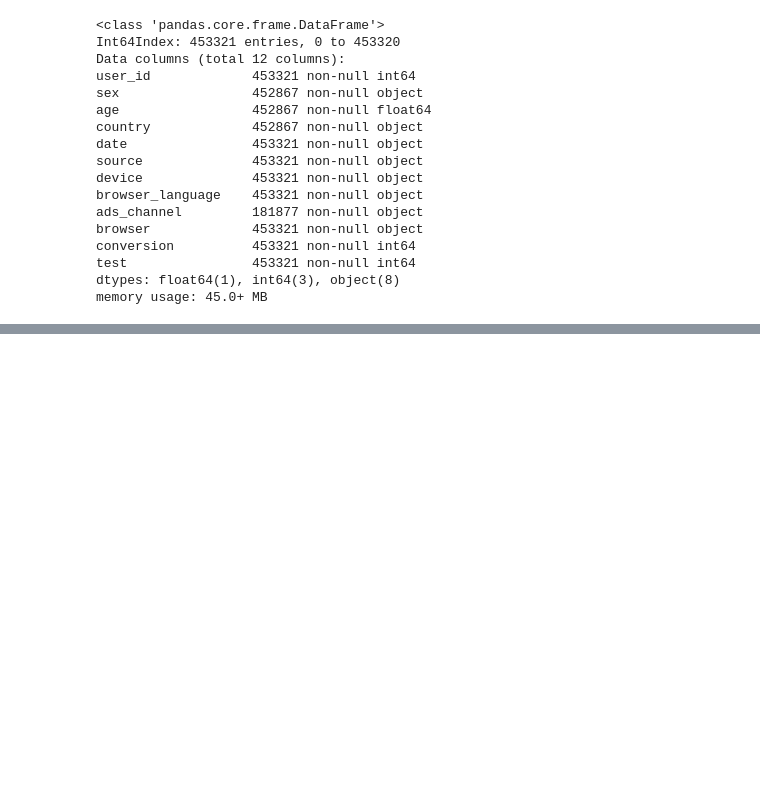
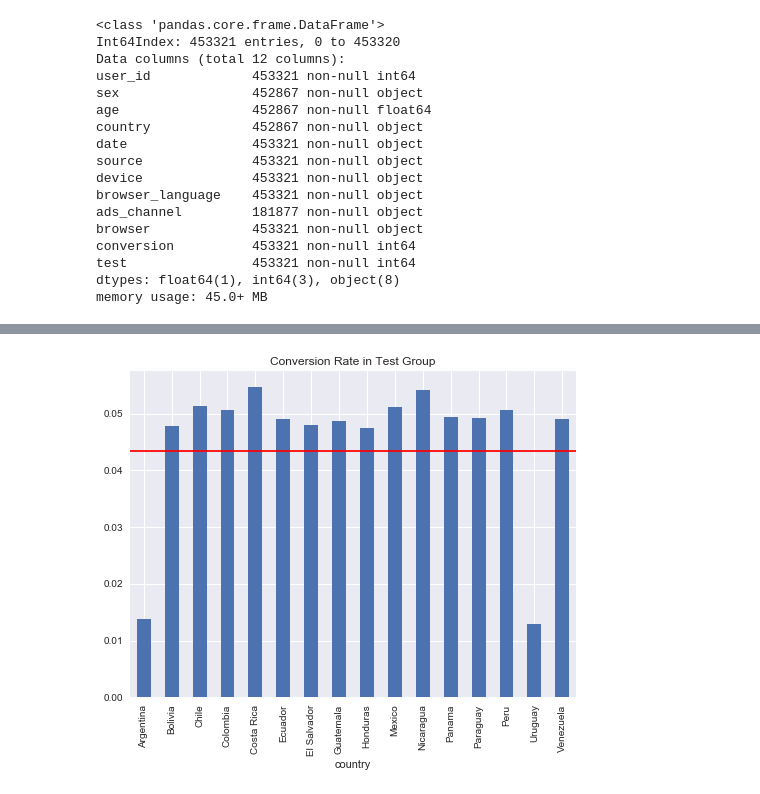
Before and after one commit to LihuaM/Translation-Case-Study, a Jupyter notebook: Spanish_Translation_AB_Test.ipynb, the cells around one changed output, grey strips where cells are left out. Saved outputs shown, nothing was run; the diff lists cells and outputs as text; code cells hidden in the pictures; blank space fills up the shorter version.

```diff
--- a/Spanish_Translation_AB_Test.ipynb
+++ b/Spanish_Translation_AB_Test.ipynb
@@ -328,0 +133,3 @@ array(['Argentina', 'Bolivia', 'Chile', 'Colombia', 'Costa Rica',
+# %%
+# Extract the data from test group.
+df_test = df[df.test == 1].groupby('conversion').country.value_counts().unstack()
@@ -328,0 +143,4 @@ array(['Argentina', 'Bolivia', 'Chile', 'Colombia', 'Costa Rica',
+# %%
+# The mean conversion rate in test experiment is around 4.3%.
+df_test_mean = df_test.loc[1,:].sum()/df_test.values.sum()
+df_test_mean
@@ -328,0 +149,2 @@ array(['Argentina', 'Bolivia', 'Chile', 'Colombia', 'Costa Rica',
+# %%
+df_test_rate = df_test.apply(lambda x: x[1]/x.sum())
@@ -328,0 +156,7 @@ array(['Argentina', 'Bolivia', 'Chile', 'Colombia', 'Costa Rica',
+# %%
+plt.rcParams['figure.figsize'] = (8,6)
+df_test_rate.plot(kind='bar', title='Conversion Rate in Test Group')
+plt.axhline(df_test_mean, color='r')
+plt.show()
+# %% [output]
+[figure, added]
```
Also changed, not shown: parts of 48 cells of this notebook, 2 other files.
